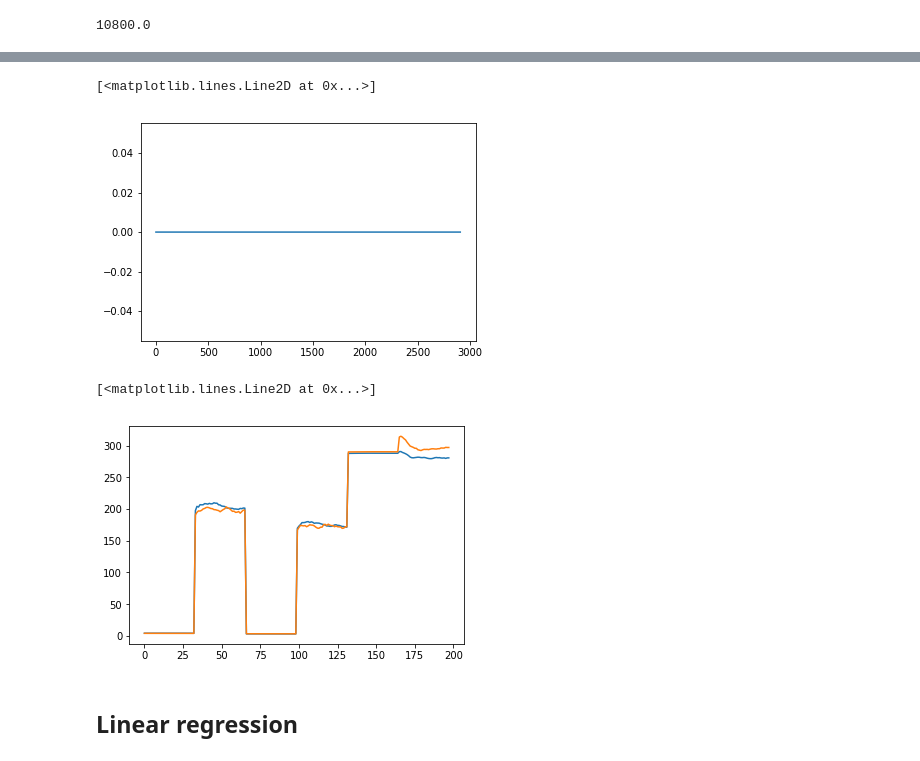
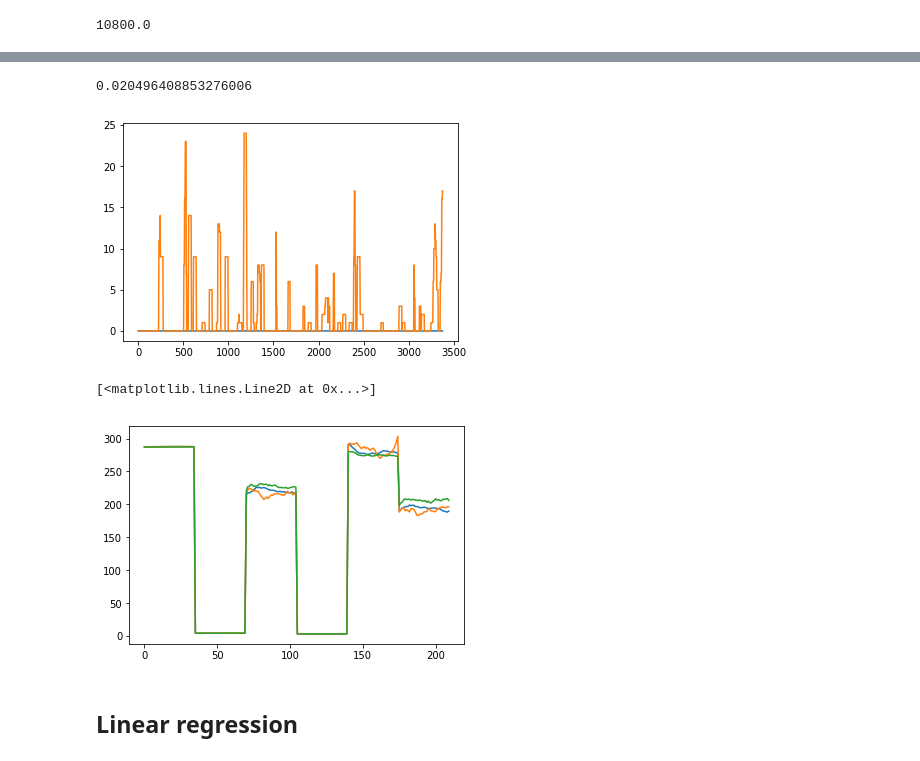
Before and after one commit to waves2weather/W2W-ML-Workshop, a Jupyter notebook: dataset2.ipynb, the cells around one changed output, grey strips where cells are left out. Saved outputs shown, nothing was run; the diff lists cells and outputs as text; code cells hidden in the pictures.

```diff
--- a/dataset2.ipynb
+++ b/dataset2.ipynb
@@ -290,3 +361,7 @@ def get_latest_fc(t, nwps, flatten=True):
+# %%
+def get_y(t, da=pwr.power, dt=np.timedelta64(3600, 's')):
+    time_idxs = np.arange(t, t + fc_lead_s, dt, dtype='datetime64[ns]')
+    return da.sel(epoch_s=time_idxs).values
 # %%
 t
 # %% [output]
@@ -313,5 +368,0 @@ Attributes:
-# %%
-def get_y(t, da=pwr.rawpower, dt=np.timedelta64(1, 'h')):
-    fc_lead = np.timedelta64(4*24*60*60, 's')
-    time_idxs = np.arange(t, t+fc_lead, dt, dtype='datetime64[ns]')
-    return da.sel(epoch_s=time_idxs).values
@@ -346,8 +373,7 @@ array(['2015-01-01T12:00:00.000000000', '2015-01-01T15:00:00.000000000',
 # %%
-X_train = []
-y_train = []
-every_3_hours_train = every_3_hours[(every_3_hours >= np.datetime64(train_range.start)) &
-                                    (every_3_hours <= np.datetime64(train_range.stop))]
-for t in tqdm(every_3_hours_train):
-    X_train.append(get_latest_fc(t, nwps))
-    y_train.append(get_y(t, da_resampled, dt=np.timedelta64(3, 'h')))
+def generate_patterns_nwp_only(timestamps):
+    X_train, y_train = [], []
+    for t in tqdm(timestamps):
+        X_train.append(get_latest_fc(t, nwps))
+        y_train.append(get_y(t, pwr.power, dt=np.timedelta64(1, 'h')))
+    return np.array(X_train), np.array(y_train)
@@ -366,5 +380,6 @@ for t in tqdm(every_3_hours_valid):
 # %%
-X_train, y_train = np.array(X_train), np.array(y_train)
-X_valid, y_valid = np.array(X_valid), np.array(y_valid)
+X_train, y_train = generate_patterns_nwp_only(training_range)
+X_valid, y_valid = generate_patterns_nwp_only(validation_range)
+X_test, y_test = generate_patterns_nwp_only(test_range)
 X_train.shape, y_train.shape, X_valid.shape, y_valid.shape
 # %% [output]
@@ -393,8 +418,10 @@ plt.plot(np.isnan(X_train).sum(0))
 # %%
 plt.plot(np.isnan(X_train).sum(1))
+plt.plot(np.isnan(y_train).sum(1))
+print(np.isnan(y_train).sum()/y_train.size)
 # %% [output]
-[<matplotlib.lines.Line2D at 0x...>]
+0.020496408853276006
-[figure, old version]
+[figure, new version]
 # %%
 X_train[np.isnan(X_train)] = np.nanmean(X_train)
 X_valid[np.isnan(X_valid)] = np.nanmean(X_valid)
@@ -401,6 +432,7 @@ X_valid[np.isnan(X_valid)] = np.nanmean(X_valid)
 # %%
 plt.plot(X_train.mean(0))
 plt.plot(X_valid.mean(0))
+plt.plot(X_test.mean(0))
 # %% [output]
 [<matplotlib.lines.Line2D at 0x...>]
-[figure, old version]
+[figure, new version]
```
Also changed, not shown: parts of 118 cells of this notebook, 3 other files.
